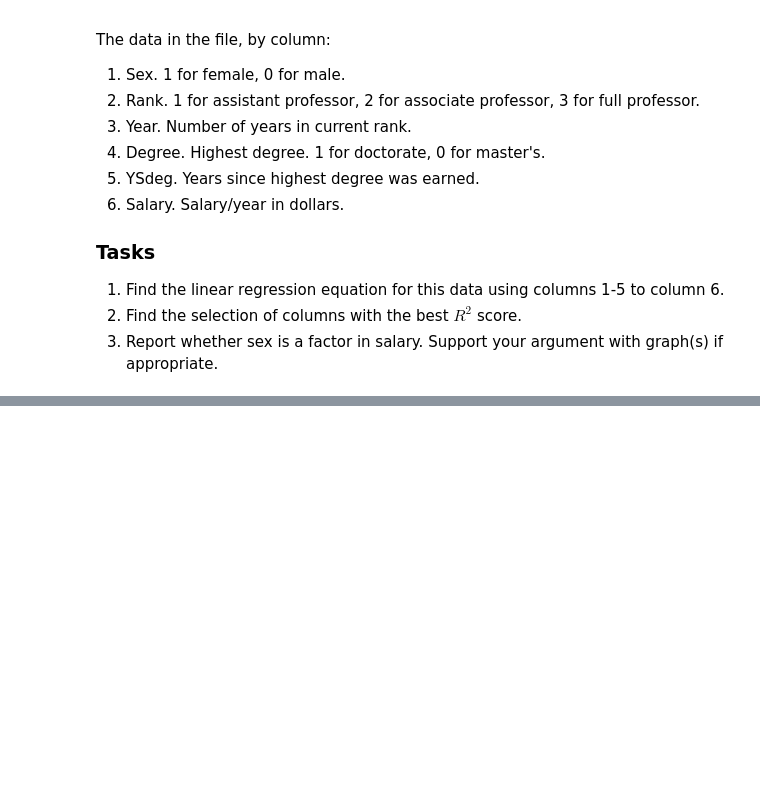
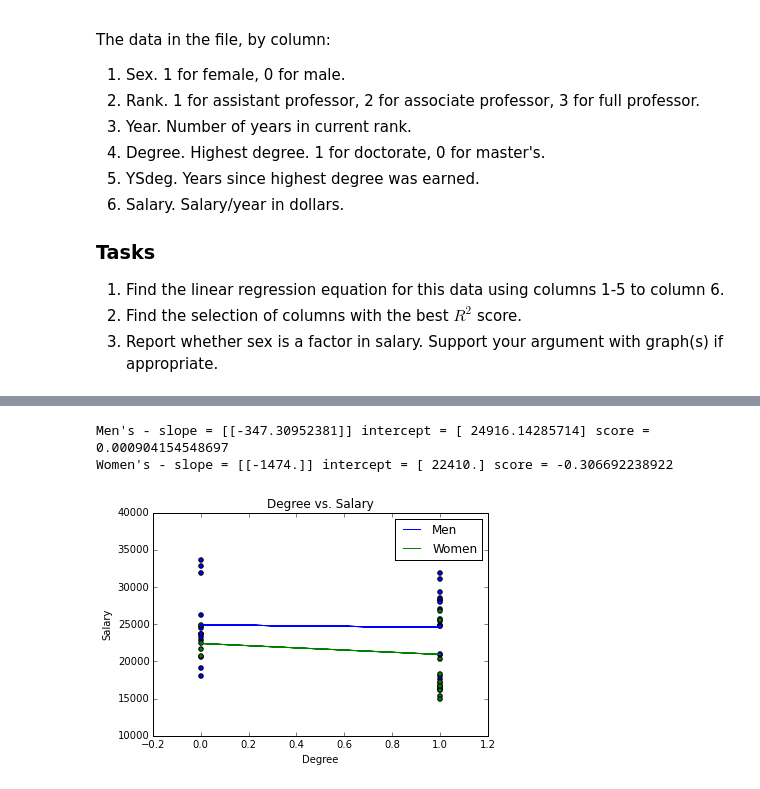
Before and after one commit to JonathanFrederick/linear-regression, a Jupyter notebook: simple-linear-regression.ipynb, the cells around one changed output, grey strips where cells are left out. Saved outputs shown, nothing was run; the diff lists cells and outputs as text; code cells hidden in the pictures; blank space fills up the shorter version.

```diff
--- a/simple-linear-regression.ipynb
+++ b/simple-linear-regression.ipynb
@@ -120,0 +189,6 @@ df = pd.read_fwf("salary.txt", header=None,
+# %%
+graph_mw('Degree')
+# %% [output]
+Men's - slope = [[-347.30952381]] intercept = [ 24916.14285714] score = 0.000904154548697
+Women's - slope = [[-1474.]] intercept = [ 22410.] score = -0.306692238922
+[figure, added]
```
Also changed, not shown: parts of 15 cells of this notebook.
